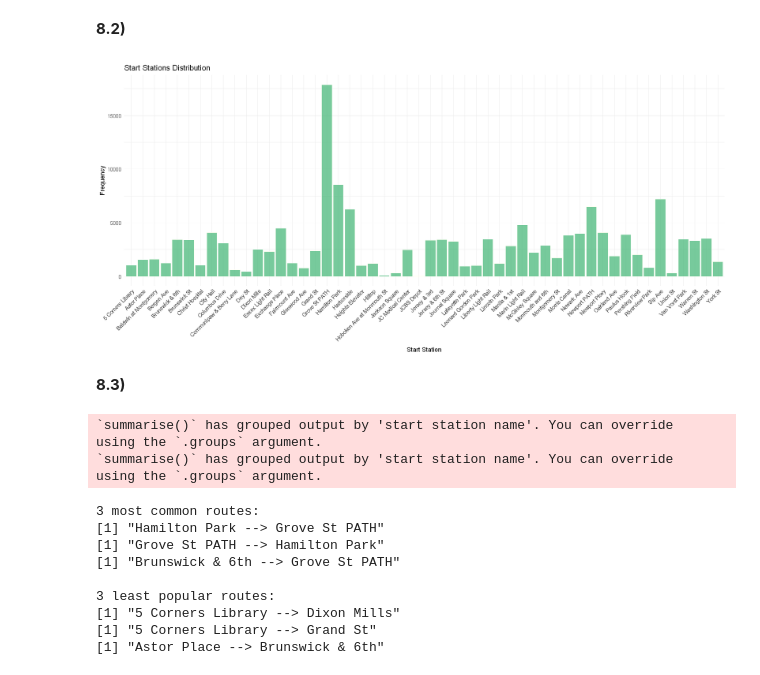
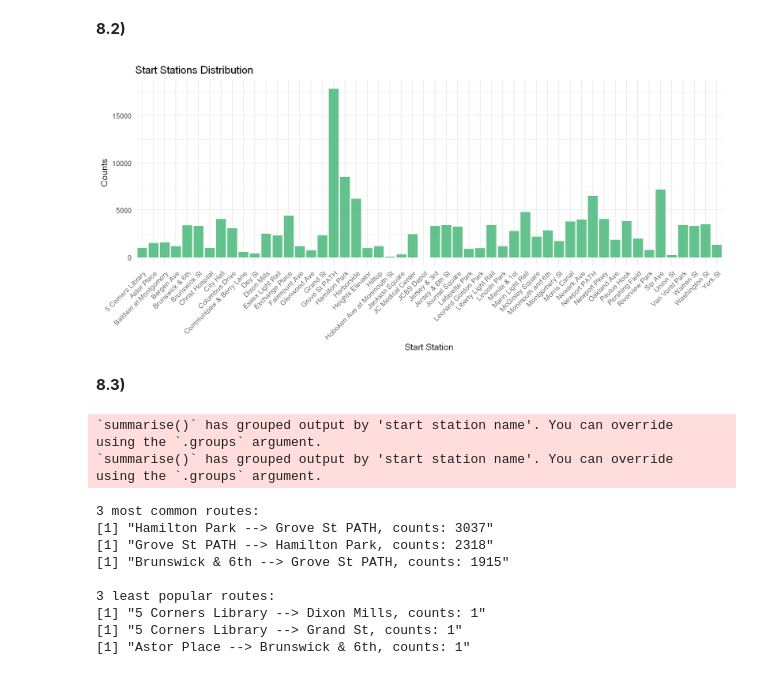
Before and after one commit to Berto70/advstat, a Jupyter notebook: ex1/Bertinelli_Gabriele_rlab01.ipynb, the cells around one changed output. Cells and saved outputs as stored; diff of their text form; code cells hidden in the pictures.

```diff
--- a/ex1/Bertinelli_Gabriele_rlab01.ipynb
+++ b/ex1/Bertinelli_Gabriele_rlab01.ipynb
@@ -20,5 +42,5 @@ d5 <- read_csv('./Data_CitiBike/JC-201906-citibike-tripdata.csv')
 #### 2)
 # %%
 # bind_rows() is useful for combining data frames wherein the columns are all identical
-df <- bind_rows(d1, d2, d3, d4, d5)
+df <- as_tibble(bind_rows(d1, d2, d3, d4, d5))
 # %%
@@ -185,23 +212,23 @@ riders_per_day_barplot
 # %% [markdown]
 **6.2)**
 # %%
-# Extract the day of the week from the starttime column
-df_clean$weekday <- lubridate::wday(df_clean$starttime, label = TRUE, locale="EN-us")
+# Extract the day of the week from the starttime col
+df_clean$weekday <- lubridate::wday(df_clean$starttime, label = TRUE)
 
-# Create a new column to differentiate between weekdays and weekends
+# Create a new col to separate between weekdays and weekends
 df_clean$day_type <- ifelse(df_clean$weekday %in% c("Sat", "Sun"), "Weekend", "Weekday")
 
 # Extract the hour from the starttime column
-df_clean$hour <- hour(df_clean$starttime)
+df_clean$hour <- lubridate::hour(df_clean$starttime)
 
-# Plot the hourly distribution on weekdays and weekends
+
 options(repr.plot.width = 17, repr.plot.height = 7)
 
 hourly_distribution <- ggplot(data = df_clean, aes(x = hour, fill = day_type)) +
-  geom_histogram(binwidth = 1, position = "identity", alpha = 0.7, color='ivory') +
-  labs(title = "Hourly Distribution on Weekdays and Weekends", x = "Hour", y = "Frequency") +
-  scale_fill_manual(values = c("Weekday" = "mediumseagreen", "Weekend" = "navy")) +
-  theme_minimal()
+						  geom_histogram(binwidth = 1, position = "identity", alpha = 0.8, color='ivory') +
+						  labs(title = "Hourly Distribution on Weekdays and Weekends", x = "Hour", y = "Counts") +
+						  scale_fill_manual(values = c("Weekday" = "mediumseagreen", "Weekend" = "navy")) +
+						  theme_minimal(base_size=18)
 
-hourly_distribution
+hourly_distribution # hourly distribution on weekdays and weekends
 # %% [output]
@@ -369,25 +392,25 @@ sprintf('Least popular end station --> %s', end_station$`end station name`[1])
 # %%
 start_station <- df_clean %>% group_by(`start station name`) #%>% summarize(count = n())
 
 # start_station
 
 options(repr.plot.width = 15, repr.plot.height = 7)
 
 # start_distr <- ggplot(data=start_station, aes(x=`start station name`)) +
-#                 geom_histogram(stat='count', binwidth = 1, fill='mediumseagreen', color='ivory', alpha=0.7) +
+#                 geom_histogram(stat='count', binwidth = 1, fill='mediumseagreen', color='ivory', alpha=0.8) +
 #                 labs(title='Start Station Distribution', x='Start Station', y='Frequency')
 #                 theme_minimal()+
 #                 theme(axis.text.x = element_text(angle = 45, hjust = 1))
 
 start_distr <- ggplot(data=start_station, aes(x=`start station name`)) +
-                geom_bar(fill='mediumseagreen', color='ivory', alpha=0.7) +
-                labs(title='Start Stations Distribution', x='Start Station', y='Frequency') +
-                theme_minimal() +
-                theme(axis.text.x = element_text(angle = 45, hjust = 1))
+				geom_bar(fill='mediumseagreen', color='ivory', alpha=0.8) +
+				labs(title='Start Stations Distribution', x='Start Station', y='Counts') +
+				theme_minimal(base_size = 15) +
+				theme(axis.text.x = element_text(angle = 45, hjust = 1))
 
 start_distr
 # %% [output]
-[figure, old version]
+[figure, new version]
 # %% [markdown]
 **8.3)**
 # %%
@@ -397,12 +420,12 @@ least_route <- df_clean %>% group_by(`start station name`, `end station name`) %
 
 cat('\n3 most common routes:\n')
 for (i in 1:3) {
-    print(sprintf('%s --> %s', common_route$`start station name`[i], common_route$`end station name`[i]))
+	print(sprintf('%s --> %s, counts: %d', common_route$`start station name`[i], common_route$`end station name`[i], common_route$count[i]))
 }
 
 cat('\n3 least popular routes:\n')
 for (i in 1:3) {
-    print(sprintf('%s --> %s', least_route$`start station name`[i], least_route$`end station name`[i]))
+	print(sprintf('%s --> %s, counts: %d', least_route$`start station name`[i], least_route$`end station name`[i], least_route$count[i]))
 }
 # %% [output]
 `summarise()` has grouped output by 'start station name'. You can override
@@ -410,11 +433,11 @@ using the `.groups` argument.
 `summarise()` has grouped output by 'start station name'. You can override
 using the `.groups` argument.
 3 most common routes:
-[1] "Hamilton Park --> Grove St PATH"
-[1] "Grove St PATH --> Hamilton Park"
-[1] "Brunswick & 6th --> Grove St PATH"
+[1] "Hamilton Park --> Grove St PATH, counts: 3037"
+[1] "Grove St PATH --> Hamilton Park, counts: 2318"
+[1] "Brunswick & 6th --> Grove St PATH, counts: 1915"
 
 3 least popular routes:
-[1] "5 Corners Library --> Dixon Mills"
-[1] "5 Corners Library --> Grand St"
-[1] "Astor Place --> Brunswick & 6th"
+[1] "5 Corners Library --> Dixon Mills, counts: 1"
+[1] "5 Corners Library --> Grand St, counts: 1"
+[1] "Astor Place --> Brunswick & 6th, counts: 1"
```
Also changed, not shown: parts of 15 cells of this notebook.
